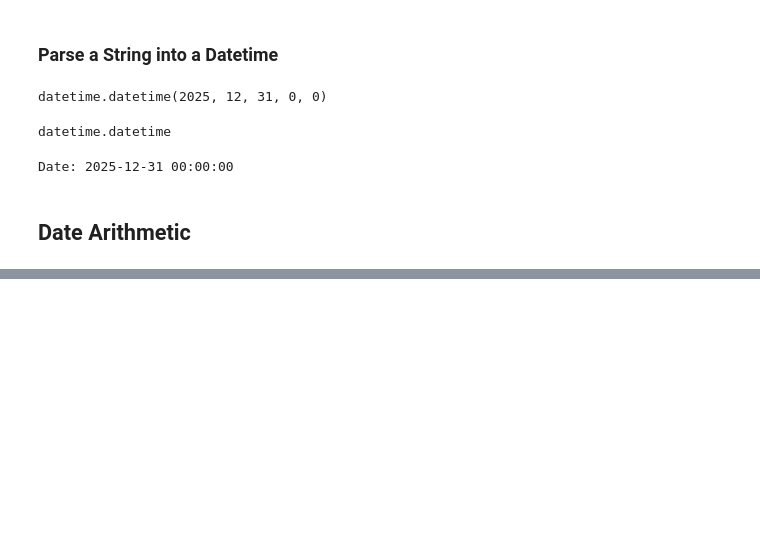
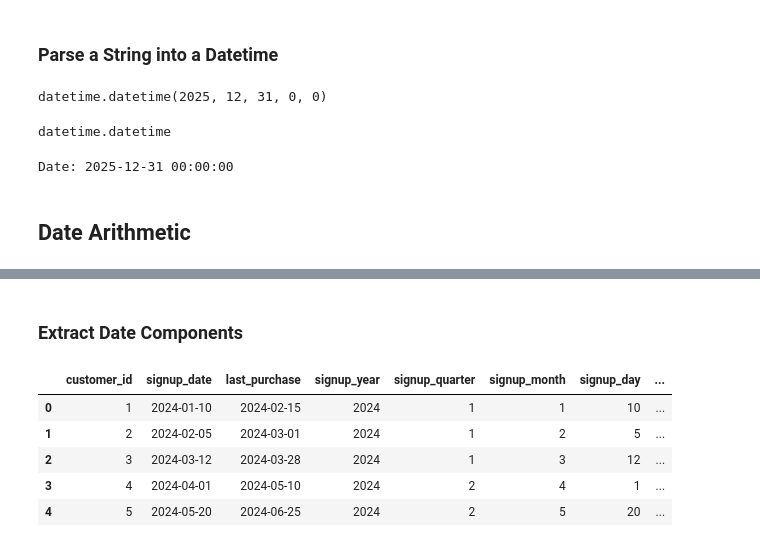
Before and after one commit to VahYavryan/data_analytics_with_phyton, a Jupyter notebook: notebooks/dates_task.ipynb, the cells around one changed output, grey strips where cells are left out. Saved outputs shown, nothing was run; the diff lists cells and outputs as text; code cells hidden in the pictures; blank space fills up the shorter version.

```diff
--- a/notebooks/dates_task.ipynb
+++ b/notebooks/dates_task.ipynb
@@ -78,0 +112,8 @@ Date: 2025-12-31 00:00:00
+# %%
+df_dataframe = pd.DataFrame({
+    "customer_id": [1, 2, 3, 4, 5],
+    "signup_date": ["2024-1-10", "2024-2-5", "2024-3-12", "2024-4-1", "2024-5-20"],
+    "last_purchase": ["2024-2-15", "2024-3-01", "2024-3-28", "2024-5-10", "2024-6-25"]
+})
+
+df_dataframe.info()
@@ -78,0 +142,3 @@ Date: 2025-12-31 00:00:00
+# %%
+df_dataframe["signup_date"] = pd.to_datetime(df_dataframe["signup_date"])
+df_dataframe["last_purchase"] = pd.to_datetime(df_dataframe["last_purchase"])
@@ -78,0 +158,18 @@ Date: 2025-12-31 00:00:00
+# %% [markdown]
+### Extract Date Components
+# %%
+df_dataframe["signup_year"] = df_dataframe["signup_date"].dt.year
+df_dataframe["signup_quarter"] = df_dataframe["signup_date"].dt.quarter
+df_dataframe["signup_month"] = df_dataframe["signup_date"].dt.month
+df_dataframe["signup_day"] = df_dataframe["signup_date"].dt.day
+df_dataframe["signup_month_name"] = df_dataframe["signup_date"].dt.month_name()
+df_dataframe["signup_day_name"] = df_dataframe["signup_date"].dt.day_name()
+# %%
+df_dataframe
+# %% [output]
+|  | customer_id | signup_date | last_purchase | signup_year | signup_quarter | signup_month | signup_day | ... |
+| 0 | 1 | 2024-01-10 | 2024-02-15 | 2024 | 1 | 1 | 10 | ... |
+| 1 | 2 | 2024-02-05 | 2024-03-01 | 2024 | 1 | 2 | 5 | ... |
+| 2 | 3 | 2024-03-12 | 2024-03-28 | 2024 | 1 | 3 | 12 | ... |
+| 3 | 4 | 2024-04-01 | 2024-05-10 | 2024 | 2 | 4 | 1 | ... |
+| 4 | 5 | 2024-05-20 | 2024-06-25 | 2024 | 2 | 5 | 20 | ... |
```
Also changed, not shown: parts of 39 cells of this notebook.
